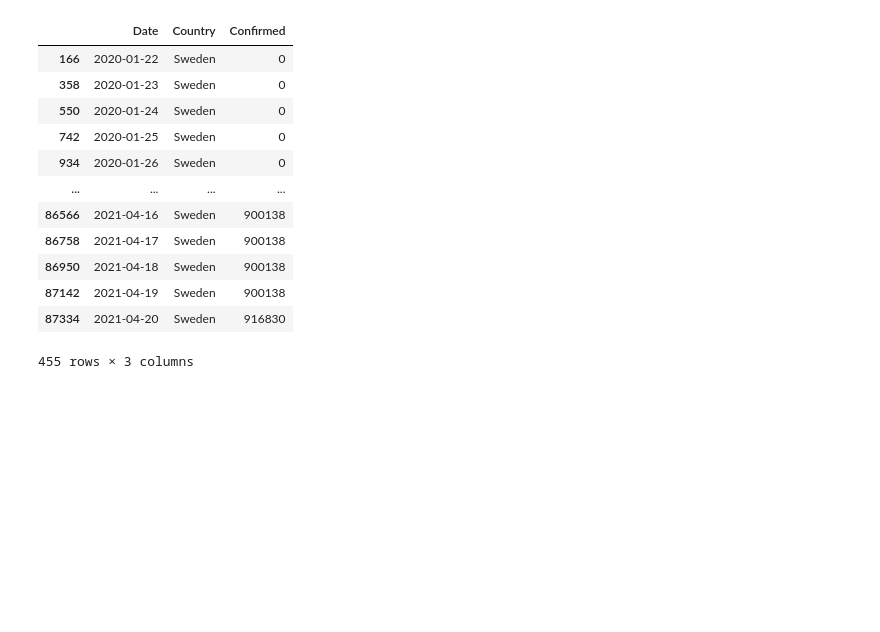
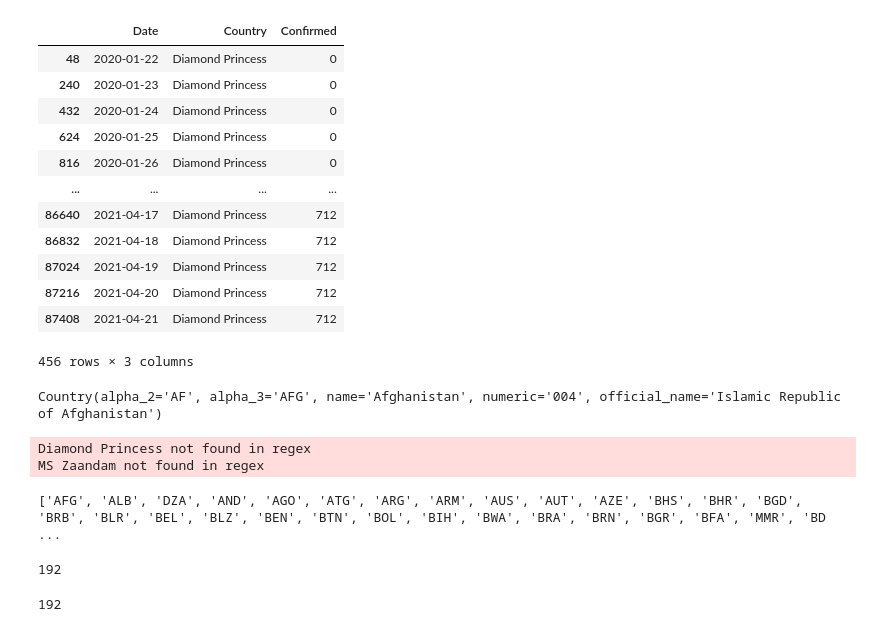
Before and after one commit to AlbertFlorinus/Covid-data-lab, a Jupyter notebook: data_exploration.ipynb, the cells around one changed output. Drawn from its saved outputs; the diff is of its cells as text; code cells hidden in the pictures; blank space fills up the shorter version.

```diff
--- a/data_exploration.ipynb
+++ b/data_exploration.ipynb
@@ -104,16 +110,16 @@ len(df['Country'].unique())
 # %%
-df.loc[df['Country'] == 'Sweden']
+df.loc[df['Country'] == 'Diamond Princess']
 # %% [output]
 |  | Date | Country | Confirmed |
-| 166 | 2020-01-22 | Sweden | 0 |
-| 358 | 2020-01-23 | Sweden | 0 |
-| 550 | 2020-01-24 | Sweden | 0 |
-| 742 | 2020-01-25 | Sweden | 0 |
-| 934 | 2020-01-26 | Sweden | 0 |
+| 48 | 2020-01-22 | Diamond Princess | 0 |
+| 240 | 2020-01-23 | Diamond Princess | 0 |
+| 432 | 2020-01-24 | Diamond Princess | 0 |
+| 624 | 2020-01-25 | Diamond Princess | 0 |
+| 816 | 2020-01-26 | Diamond Princess | 0 |
 | ... | ... | ... | ... |
-| 86566 | 2021-04-16 | Sweden | 900138 |
-| 86758 | 2021-04-17 | Sweden | 900138 |
-| 86950 | 2021-04-18 | Sweden | 900138 |
-| 87142 | 2021-04-19 | Sweden | 900138 |
-| 87334 | 2021-04-20 | Sweden | 916830 |
+| 86640 | 2021-04-17 | Diamond Princess | 712 |
+| 86832 | 2021-04-18 | Diamond Princess | 712 |
+| 87024 | 2021-04-19 | Diamond Princess | 712 |
+| 87216 | 2021-04-20 | Diamond Princess | 712 |
+| 87408 | 2021-04-21 | Diamond Princess | 712 |
-455 rows × 3 columns
+456 rows × 3 columns
@@ -119,0 +132,4 @@ df.loc[df['Country'] == 'Sweden']
+# %%
+list(pycountry.countries)[1]
+# %% [output]
+Country(alpha_2='AF', alpha_3='AFG', name='Afghanistan', numeric='004', official_name='Islamic Republic of Afghanistan')
@@ -119,0 +138,15 @@ df.loc[df['Country'] == 'Sweden']
+# %%
+iso3_codes = coco.convert(names=mapdf['Country'], to='ISO3', not_found=None)
+print(iso3_codes)
+# %% [output]
+Diamond Princess not found in regex
+MS Zaandam not found in regex
+['AFG', 'ALB', 'DZA', 'AND', 'AGO', 'ATG', 'ARG', 'ARM', 'AUS', 'AUT', 'AZE', 'BHS', 'BHR', 'BGD', 'BRB', 'BLR', 'BEL', 'BLZ', 'BEN', 'BTN', 'BOL', 'BIH', 'BWA', 'BRA', 'BRN', 'BGR', 'BFA', 'MMR', 'BD ...
+# %%
+len(iso3_codes)
+# %% [output]
+192
+# %%
+len(mapdf['Country'].unique())
+# %% [output]
+192
```
Also changed, not shown: parts of 31 cells of this notebook.
